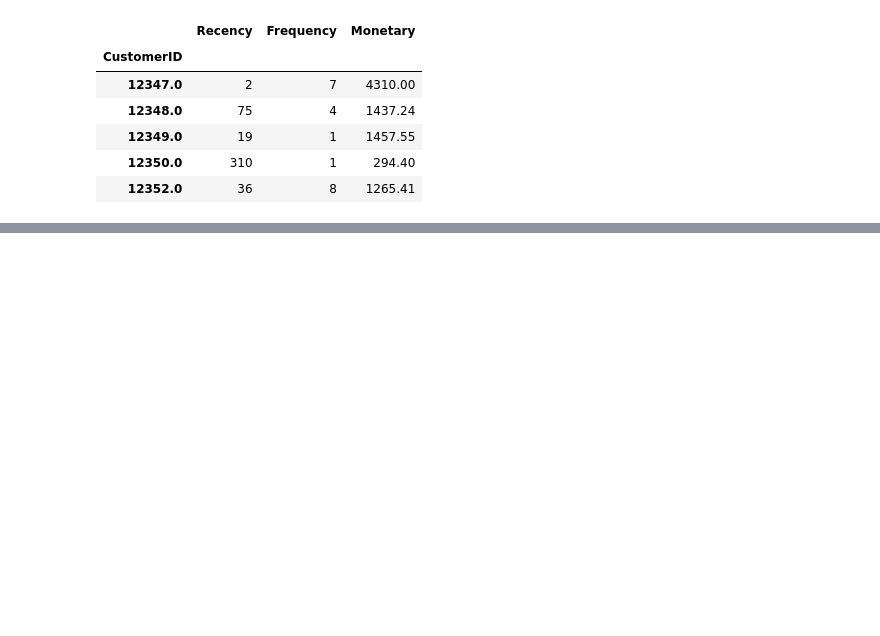
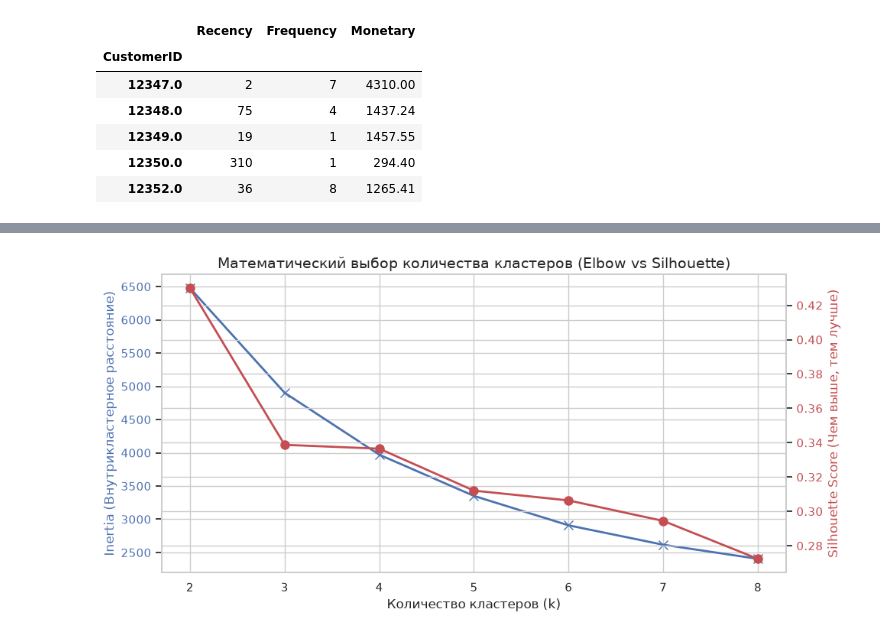
Before and after one commit to ranejeb/E-Commerce-Data-study, a Jupyter notebook: notebooks/rfm_analysis.ipynb, the cells around one changed output, grey strips where cells are left out. Cells and saved outputs as stored; diff of their text form; code cells hidden in the pictures; blank space fills up the shorter version.

```diff
--- a/notebooks/rfm_analysis.ipynb
+++ b/notebooks/rfm_analysis.ipynb
@@ -99,0 +138,8 @@ rfm.head()
+# %%
+from sklearn.preprocessing import StandardScaler
+
+scaler = StandardScaler()
+rfm_scaled = scaler.fit_transform(rfm_log)
+
+rfm_scaled = pd.DataFrame(rfm_scaled, index=rfm.index, columns=rfm.columns)
+rfm_scaled.head()
@@ -99,0 +154,41 @@ rfm.head()
+# %%
+from sklearn.cluster import KMeans
+from sklearn.metrics import silhouette_score
+import matplotlib.pyplot as plt
+
+inertia = []
+silhouette_vals = []
+K_range = range(2, 9) # Проверяем от 2 до 8 кластеров
+
+for k in K_range:
+    # random_state=42 фиксирует генератор случайных чисел, чтобы результат всегда был одинаковым
+    kmeans = KMeans(n_clusters=k, random_state=42, n_init=10)
+    kmeans.fit(rfm_scaled)
+
+
+    inertia.append(kmeans.inertia_)
+
+
+    silhouette_vals.append(silhouette_score(rfm_scaled, kmeans.labels_))
+
+fig, ax1 = plt.subplots(figsize=(10, 5))
+
+
+ax1.plot(K_range, inertia, 'bx-', linewidth=2, markersize=8)
+ax1.set_xlabel('Количество кластеров (k)', fontsize=12)
+ax1.set_ylabel('Inertia (Внутрикластерное расстояние)', color='b', fontsize=12)
+ax1.tick_params(axis='y', labelcolor='b')
+ax1.grid(True)
+
+
+ax2 = ax1.twinx()
+
+ax2.plot(K_range, silhouette_vals, 'ro-', linewidth=2, markersize=8)
+ax2.set_ylabel('Silhouette Score (Чем выше, тем лучше)', color='r', fontsize=12)
+ax2.tick_params(axis='y', labelcolor='r')
+
+plt.title('Математический выбор количества кластеров (Elbow vs Silhouette)', fontsize=14)
+fig.tight_layout()
+plt.show()
+# %% [output]
+[figure, added]
```
Also changed, not shown: parts of 10 cells of this notebook.
